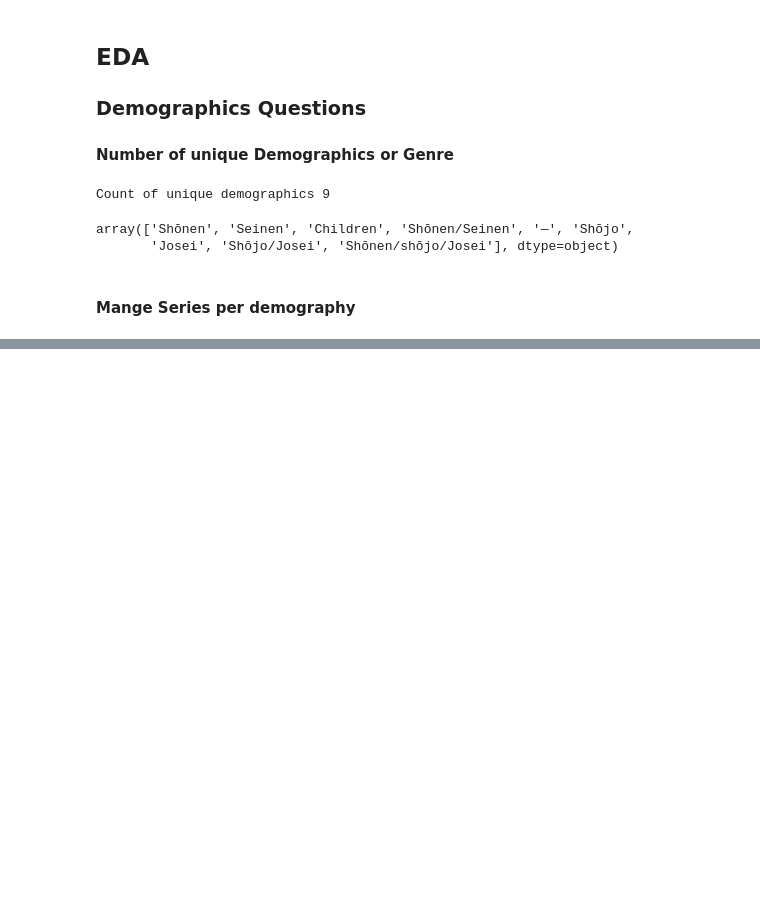
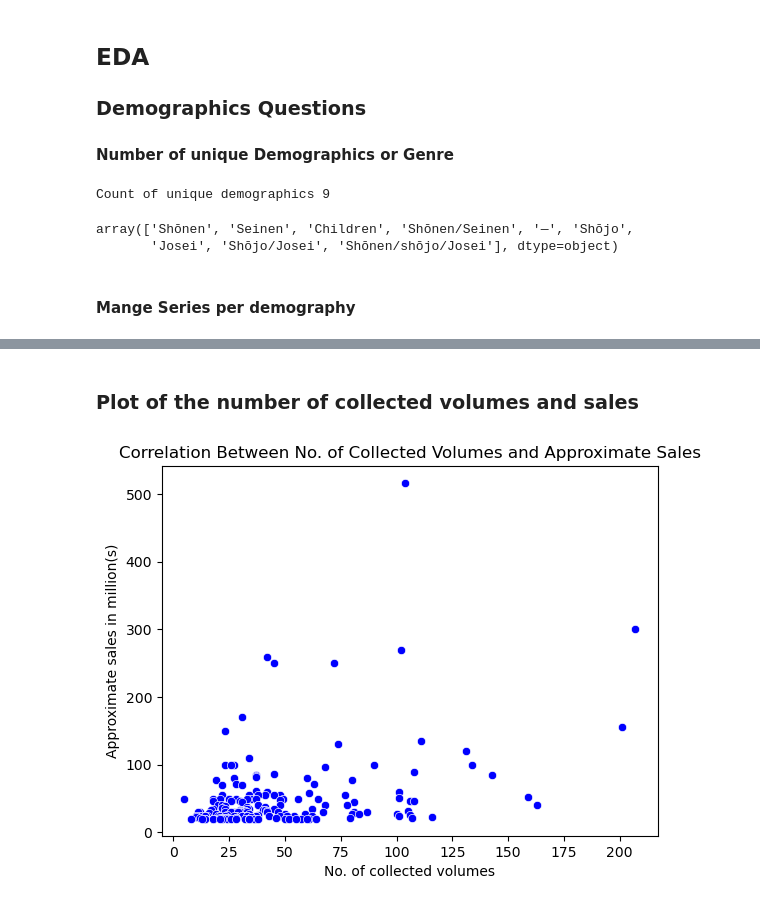
Before and after one commit to sha1129/Data_Exploration, a Jupyter notebook: 4 Best Manga EDA.ipynb, the cells around one changed output, grey strips where cells are left out. Saved outputs shown, nothing was run; the diff lists cells and outputs as text; code cells hidden in the pictures; blank space fills up the shorter version.

```diff
--- a/4 Best Manga EDA.ipynb
+++ b/4 Best Manga EDA.ipynb
@@ -158,0 +227,13 @@ Name: Manga series, dtype: int64
+# %% [markdown]
+### Plot of the number of collected volumes and sales
+# %%
+sns.scatterplot(data=bestM_df, x='No. of collected volumes', y='Approximate sales in million(s)', color ='blue')
+
+# Labels and Title
+plt.xlabel('No. of collected volumes')
+plt.ylabel('Approximate sales in million(s)')
+plt.title('Correlation Between No. of Collected Volumes and Approximate Sales')
+
+plt.show()
+# %% [output]
+[figure, added]
```
Also changed, not shown: parts of 15 cells of this notebook.
